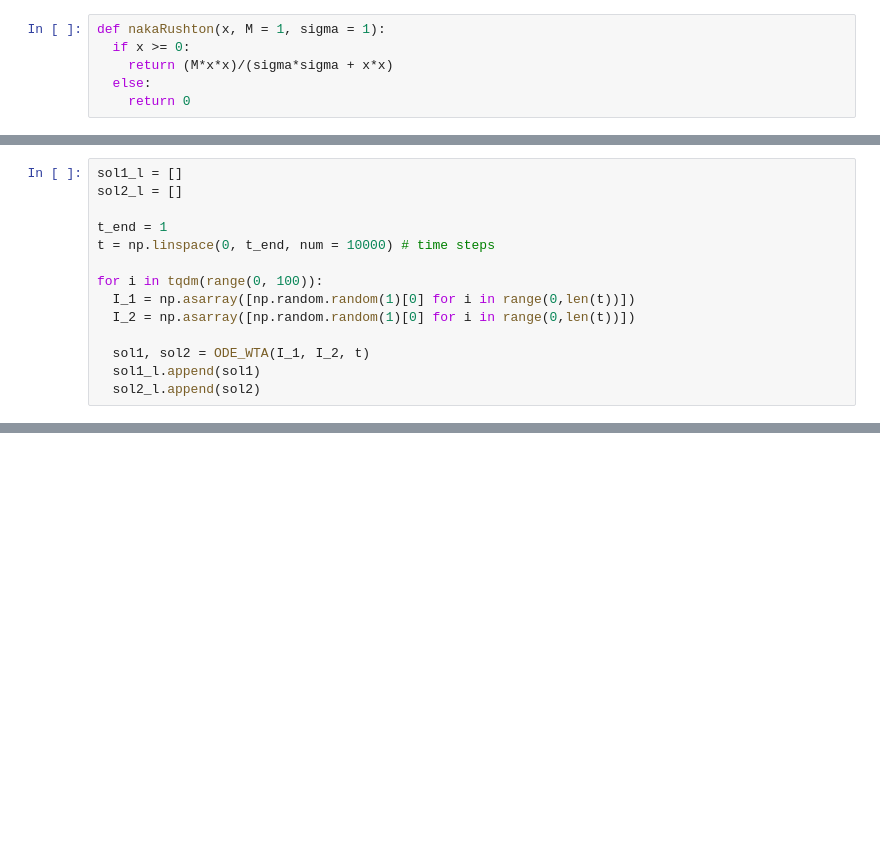
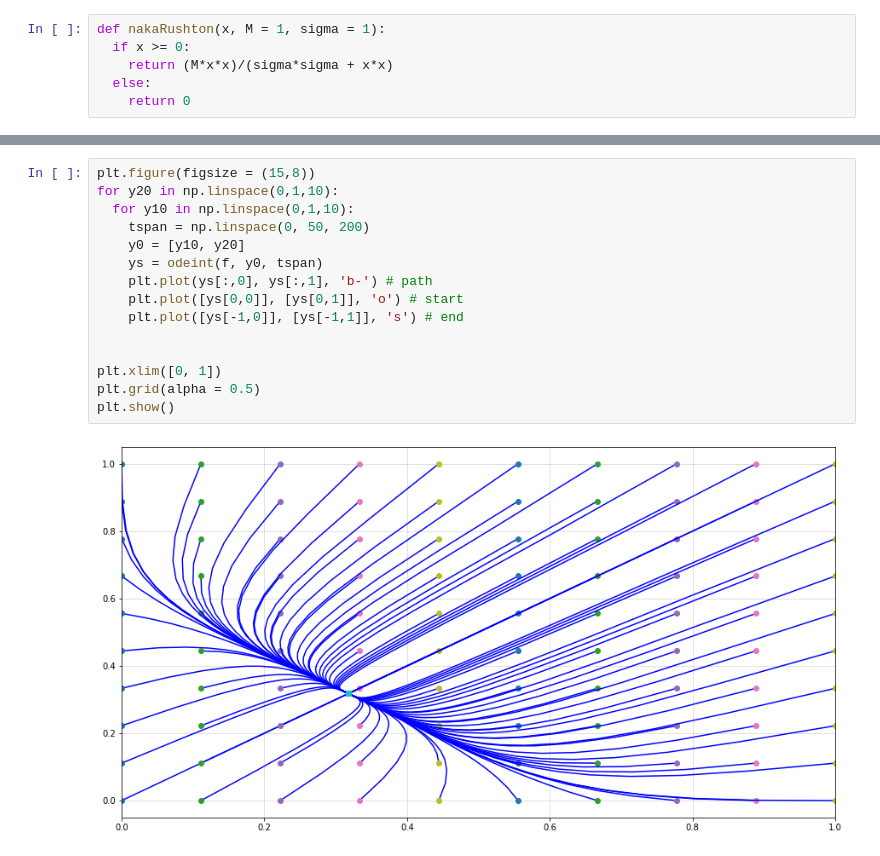
Before and after one commit to sazio/Transients, a Jupyter notebook: Python/Winner_Takes_All.ipynb, the cells around one changed output, grey strips where cells are left out. Saved outputs shown, nothing was run; the diff lists cells and outputs as text; blank space fills up the shorter version.

```diff
--- a/Python/Winner_Takes_All.ipynb
+++ b/Python/Winner_Takes_All.ipynb
@@ -25,14 +16,0 @@ def ODE_WTA(I_1, I_2, t, k_1 = 2, k_2 = 2, alpha = 1, tau = 1):
-# %%
-sol1_l = []
-sol2_l = []
-
-t_end = 1
-t = np.linspace(0, t_end, num = 10000) # time steps
-
-for i in tqdm(range(0, 100)):
-  I_1 = np.asarray([np.random.random(1)[0] for i in range(0,len(t))])
-  I_2 = np.asarray([np.random.random(1)[0] for i in range(0,len(t))])
-
-  sol1, sol2 = ODE_WTA(I_1, I_2, t)
-  sol1_l.append(sol1)
-  sol2_l.append(sol2)
@@ -49,0 +50,17 @@ for i in range(0,sol1_l.shape[0]):
+# %%
+plt.figure(figsize = (15,8))
+for y20 in np.linspace(0,1,10):
+  for y10 in np.linspace(0,1,10):
+    tspan = np.linspace(0, 50, 200)
+    y0 = [y10, y20]
+    ys = odeint(f, y0, tspan)
+    plt.plot(ys[:,0], ys[:,1], 'b-') # path
+    plt.plot([ys[0,0]], [ys[0,1]], 'o') # start
+    plt.plot([ys[-1,0]], [ys[-1,1]], 's') # end
+
+
+plt.xlim([0, 1])
+plt.grid(alpha = 0.5)
+plt.show()
+# %% [output]
+[figure, added]
```
Also changed, not shown: parts of 8 cells of this notebook.
